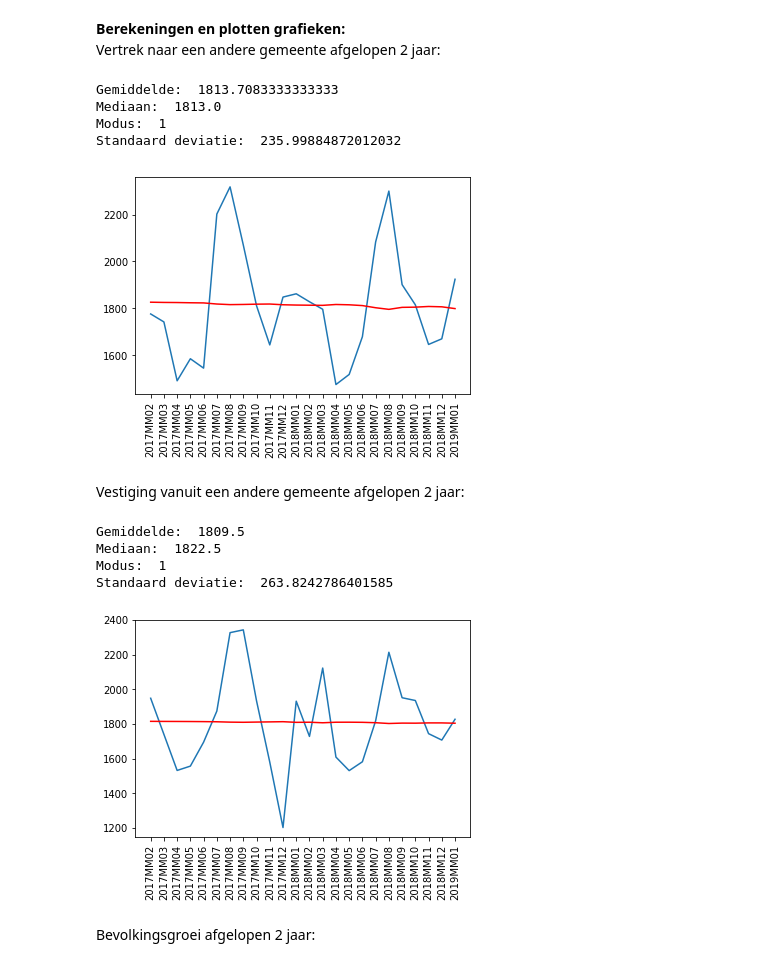
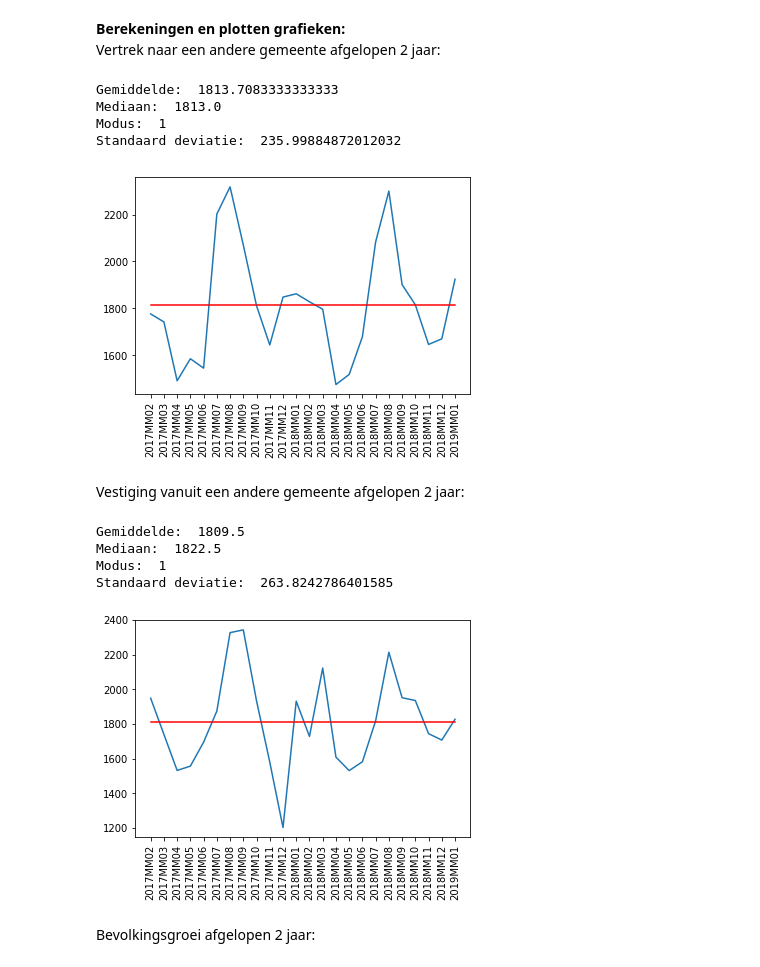
Before and after one commit to vlreinier/AC, a Jupyter notebook: Statistische analyse.ipynb, the cells around one changed output. Cells and saved outputs as stored; diff of their text form; code cells hidden in the pictures.

```diff
--- a/Statistische analyse.ipynb
+++ b/Statistische analyse.ipynb
@@ -91,27 +91,27 @@ __Berekeningen en plotten grafieken:__ <br>
 Vertrek naar een andere gemeente afgelopen 2 jaar:
 # %%
 start, end = -25, -1
-x = list(range(0,len(data['Perioden'][start:end])))
+x = [1] * len(data['Perioden'][start:end])
 y = data['VertrekNaarAndereGemeente_8'][start:end]
 print("Gemiddelde: ",mean(y))
 print("Mediaan: ", median(y))
 print("Modus: ", mode(y))
 print("Standaard deviatie: ", std(y))
 plt.plot(data['Perioden'][start:end], y)
 plt.xticks(rotation=90)
 plt.plot(trendline(x,y), 'r')
 plt.show()
 # %% [output]
 Gemiddelde:  1813.7083333333333
 Mediaan:  1813.0
 Modus:  1
 Standaard deviatie:  235.99884872012032
-[figure, old version]
+[figure, new version]
 # %% [markdown]
 Vestiging vanuit een andere gemeente afgelopen 2 jaar:
 # %%
 start, end = -25, -1
-x = list(range(0,len(data['Perioden'][start:end])))
+x = [1] * len(data['Perioden'][start:end])
 y = data['VestigingVanuitEenAndereGemeente_5'][start:end]
 print("Gemiddelde: ",mean(y))
 print("Mediaan: ", median(y))
@@ -126,7 +126,7 @@ Gemiddelde:  1809.5
 Mediaan:  1822.5
 Modus:  1
 Standaard deviatie:  263.8242786401585
-[figure, old version]
+[figure, new version]
 # %% [markdown]
 Bevolkingsgroei afgelopen 2 jaar:
 # %%
```
Also changed, not shown: parts of 1 cell of this notebook.
